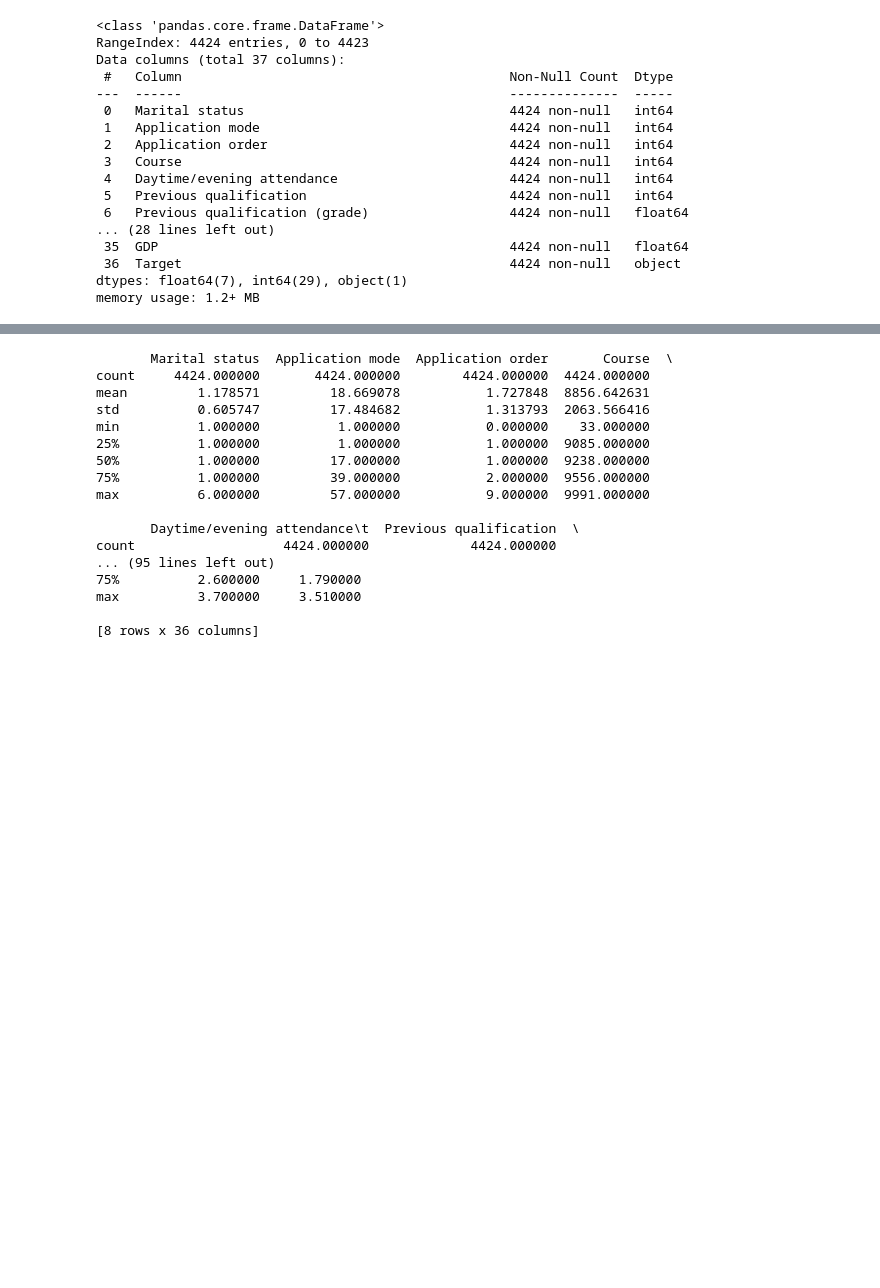
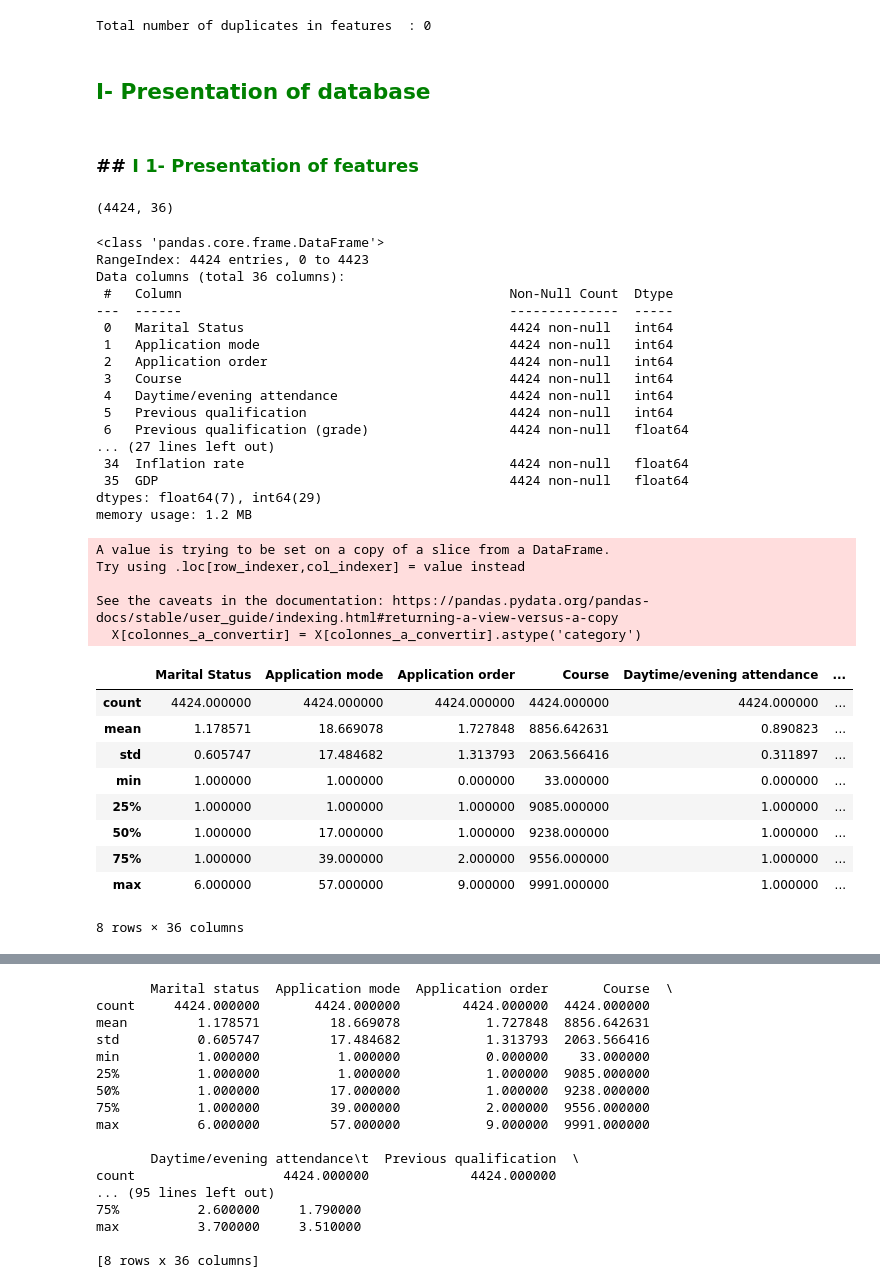
Before and after one commit to jkoks-svg/ML_Project_ENSAE, a Jupyter notebook: ML_Project_ENSAE.ipynb, the cells around one changed output, grey strips where cells are left out. Saved outputs shown, nothing was run; the diff lists cells and outputs as text; code cells hidden in the pictures; blank space fills up the shorter version.

```diff
--- a/ML_Project_ENSAE.ipynb
+++ b/ML_Project_ENSAE.ipynb
@@ -65,20 +28,63 @@ df.head()
+# %%
+# Checking for duplicates
+print("Total number of duplicates in features  :",
+      X[X.duplicated()].shape[0])
+# %% [output]
+Total number of duplicates in features  : 0
+# %% [markdown]
+## <span style="color:green; text-align:center;">I- Presentation of database</span>
+# %% [markdown]
+### ## <span style="color:green; text-align:center;">I 1- Presentation of features</span>
+# %%
+# dimensions of features
+X.shape
+# %% [output]
+(4424, 36)
 # %%
-df.info()
+X.info()
 # %% [output]
 <class 'pandas.core.frame.DataFrame'>
 RangeIndex: 4424 entries, 0 to 4423
-Data columns (total 37 columns):
+Data columns (total 36 columns):
  #   Column                                          Non-Null Count  Dtype
 ---  ------                                          --------------  -----
- 0   Marital status                                  4424 non-null   int64
+ 0   Marital Status                                  4424 non-null   int64
  1   Application mode                                4424 non-null   int64
  2   Application order                               4424 non-null   int64
  3   Course                                          4424 non-null   int64
  4   Daytime/evening attendance                      4424 non-null   int64
  5   Previous qualification                          4424 non-null   int64
  6   Previous qualification (grade)                  4424 non-null   float64
-... (28 lines left out)
+... (27 lines left out)
+ 34  Inflation rate                                  4424 non-null   float64
  35  GDP                                             4424 non-null   float64
- 36  Target                                          4424 non-null   object
-dtypes: float64(7), int64(29), object(1)
-memory usage: 1.2+ MB
+dtypes: float64(7), int64(29)
+memory usage: 1.2 MB
+# %%
+colonnes_a_convertir = ['Marital Status', 'Application mode', 'Application order', 'Debtor',
+                        'Course', 'Daytime/evening attendance', 'Previous qualification', 'Gender',
+                         'Nacionality', "Mother's qualification", 'Displaced', 'Educational special needs',
+                        "Father's qualification", "Mother's occupation", "Father's occupation",
+                        'Tuition fees up to date', 'Scholarship holder', 'International']
+
+
+X[colonnes_a_convertir] = X[colonnes_a_convertir].astype('category')
+# %% [output]
+A value is trying to be set on a copy of a slice from a DataFrame.
+Try using .loc[row_indexer,col_indexer] = value instead
+
+See the caveats in the documentation: https://pandas.pydata.org/pandas-docs/stable/user_guide/indexing.html#returning-a-view-versus-a-copy
+  X[colonnes_a_convertir] = X[colonnes_a_convertir].astype('category')
+# %%
+X.describe()
+# %% [output]
+|  | Marital Status | Application mode | Application order | Course | Daytime/evening attendance | ... |
+| count | 4424.000000 | 4424.000000 | 4424.000000 | 4424.000000 | 4424.000000 | ... |
+| mean | 1.178571 | 18.669078 | 1.727848 | 8856.642631 | 0.890823 | ... |
+| std | 0.605747 | 17.484682 | 1.313793 | 2063.566416 | 0.311897 | ... |
+| min | 1.000000 | 1.000000 | 0.000000 | 33.000000 | 0.000000 | ... |
+| 25% | 1.000000 | 1.000000 | 1.000000 | 9085.000000 | 1.000000 | ... |
+| 50% | 1.000000 | 17.000000 | 1.000000 | 9238.000000 | 1.000000 | ... |
+| 75% | 1.000000 | 39.000000 | 2.000000 | 9556.000000 | 1.000000 | ... |
+| max | 6.000000 | 57.000000 | 9.000000 | 9991.000000 | 1.000000 | ... |
+8 rows × 36 columns
```
Also changed, not shown: parts of 18 cells of this notebook, 2 other files.
